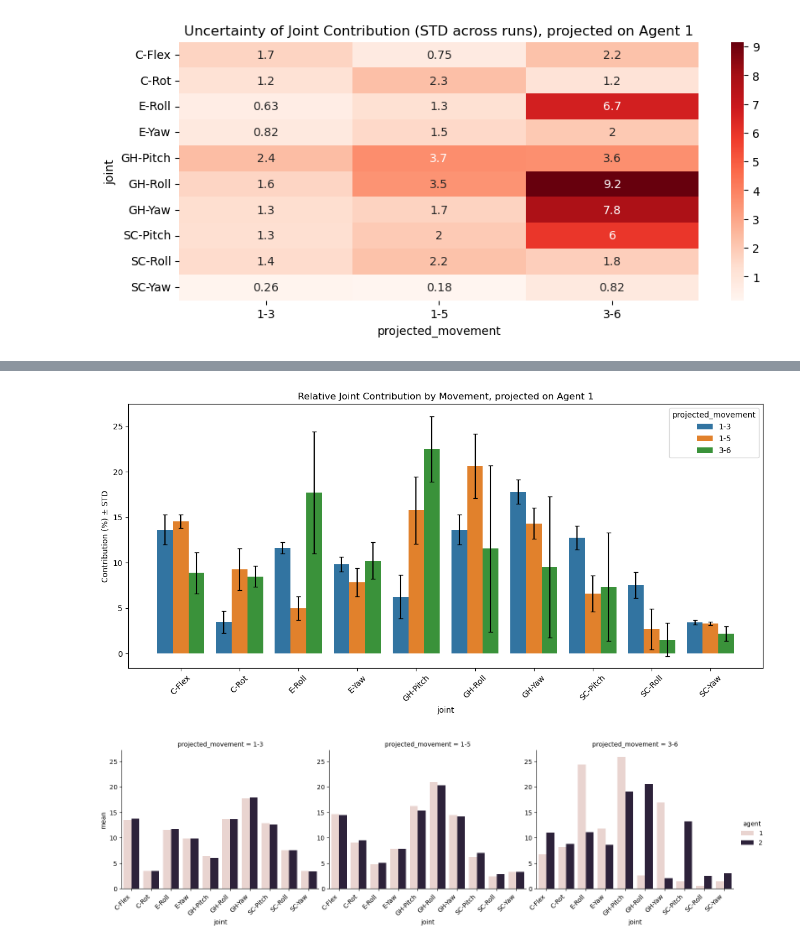
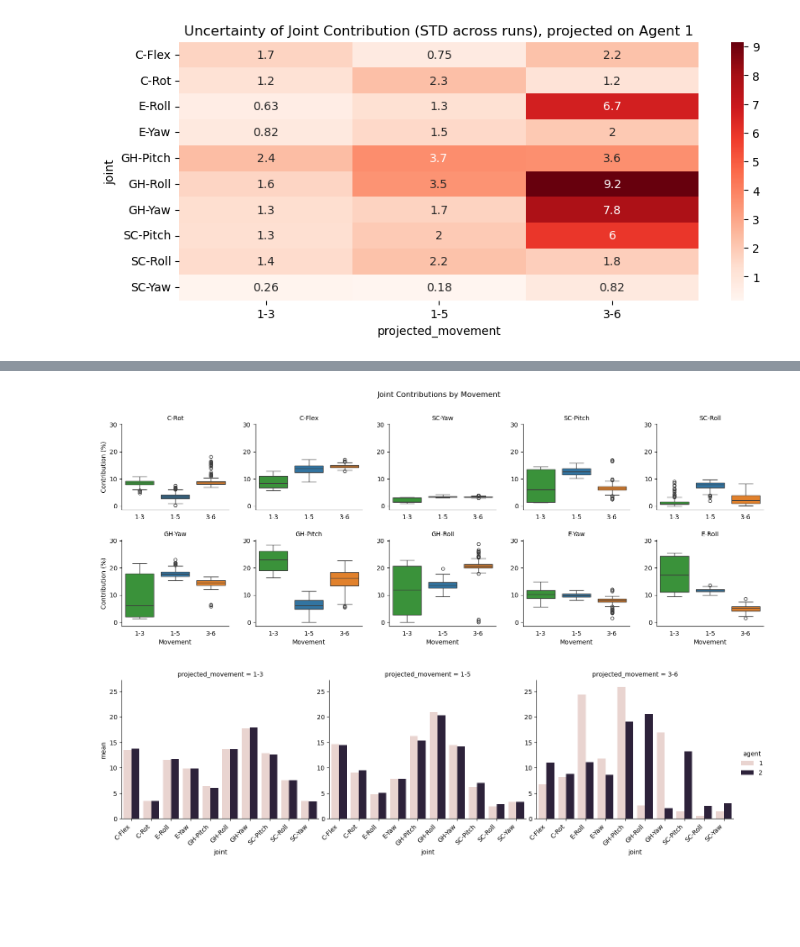
Before and after one commit to bj1110/Masterarbeit, a Jupyter notebook: eval/simdata_eval.ipynb, the cells around one changed output, grey strips where cells are left out. Cells and saved outputs as stored; diff of their text form; code cells hidden in the pictures; blank space fills up the shorter version.

```diff
--- a/eval/simdata_eval.ipynb
+++ b/eval/simdata_eval.ipynb
@@ -295,14 +303,14 @@ for _, row in df[df["converged"]].iterrows():
 
 long_df = pd.DataFrame(rows)
 
-stats = long_df.groupby(["projected_movement", "joint"]).agg(
+joint_stats = long_df.groupby(["projected_movement", "joint"]).agg(
     mean=("contribution", "mean"),
     std=("contribution", "std")
 ).reset_index()
 
-stats["joint"] = stats["joint"].map(joint_labels)
+joint_stats["joint"] = joint_stats["joint"].map(joint_labels)
 
-pivot = stats.pivot(
+pivot = joint_stats.pivot(
     index="projected_movement",
     columns="joint",
     values="mean"
@@ -320,7 +328,7 @@ plt.legend(bbox_to_anchor=(1.05, 1), loc="upper left")
 plt.tight_layout()
 plt.show()
 
-err = stats.pivot(
+err = joint_stats.pivot(
     columns="projected_movement",
     index="joint",
     values="std"
@@ -365,42 +373,53 @@ for _, row in df[df["converged"]].iterrows():
 
 long_df = pd.DataFrame(rows)
 
-stats = long_df.groupby(["projected_movement", "joint"]).agg(
-    mean=("contribution", "mean"),
-    std=("contribution", "std")
-).reset_index()
+# map joint names for plotting
+long_df["joint"] = long_df["joint"].map(joint_labels)
 
-stats["joint"] = stats["joint"].map(joint_labels)
+plt.figure(figsize=(12, 6))
+
+palette = {
+    "1-3": "#1f77b4",
+    "1-5": "#ff7f0e",
+    "3-6": "#2ca02c"
+}
+g = sns.catplot(
+    data=long_df,
+    x="projected_movement",
+    y="contribution",
+    col="joint",
+    col_wrap=5,
+    kind="box",
+    hue="projected_movement",
+    palette=palette,
+    sharey=True,
+    height=3,
+    dodge=False,
+    sharex=False
+)
+
+g.fig.subplots_adjust(
+    left=0.03,
+    right=0.98,
+    top=0.90,
+    bottom=0.15,
+    wspace=0.25,
+    hspace=0.35
+)
 
 
-plt.figure(figsize=(12,6))
-ax = plt.gca()
+g.set_xticklabels( movements, rotation=0,)
+g.tick_params(bottom=False)
+g.set_titles("{col_name}")
+g.set_axis_labels("Movement", "Contribution (%)")
+g.fig.suptitle("Joint Contributions by Movement", y=1.02)
 
-sns.barplot(
-    data=stats,
-    x="joint",
-    y="mean",
-    hue="projected_movement",
-    errorbar=None,
-    ax=ax
-)
+for ax in g.axes.flat:
+    ax.set_xlim(-0.5, 2.5)
+    ax.margins(x=0.0)
 
-for patch, (_, row) in zip(ax.patches, stats.iterrows()):
-    x = patch.get_x() + patch.get_width() / 2
-    y = patch.get_height()
+for ax in g.axes.flat:
+    ax.tick_params(axis="y", labelleft=True)
 
-    ax.errorbar(
-        x=x,
-        y=y,
-        yerr=row["std"],
-        fmt="none",
-        ecolor="black",
-        capsize=3
-    )
-
-plt.xticks(rotation=45)
-plt.ylabel("Contribution (%) ± STD")
-plt.title("Relative Joint Contribution by Movement, projected on Agent 1")
-plt.tight_layout()
 plt.show()
 # %% [output]
@@ -407,4 +427,4 @@ plt.show()
-[figure, old version]
+[figure, new version]
 # %%
 rows = []
 
```
Also changed, not shown: parts of 10 cells of this notebook, 1 other file.
